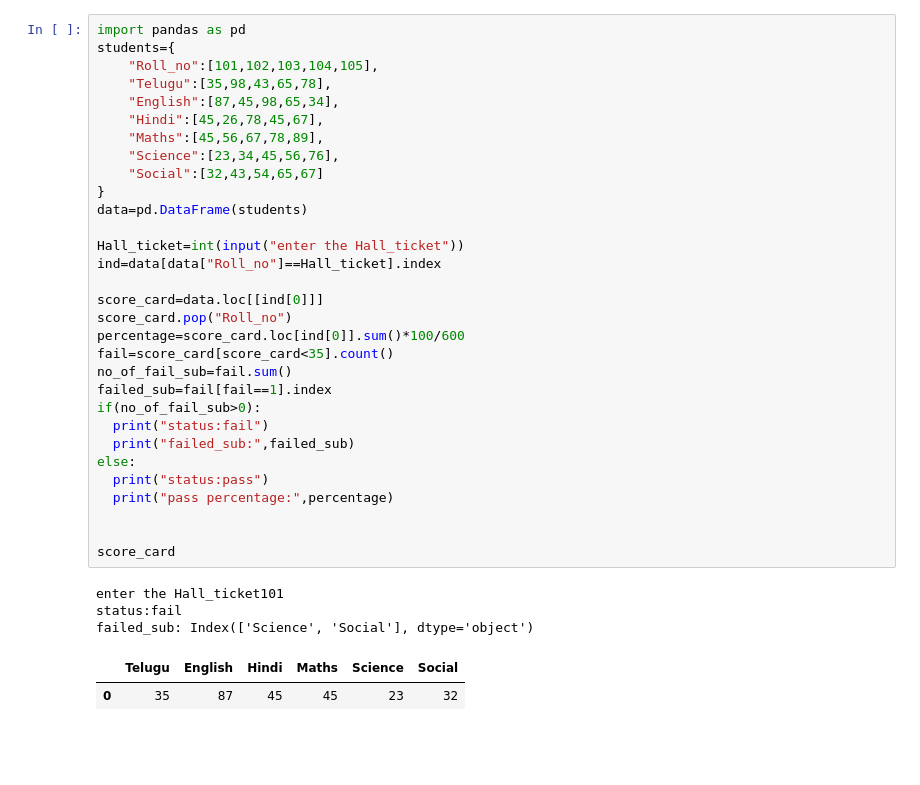
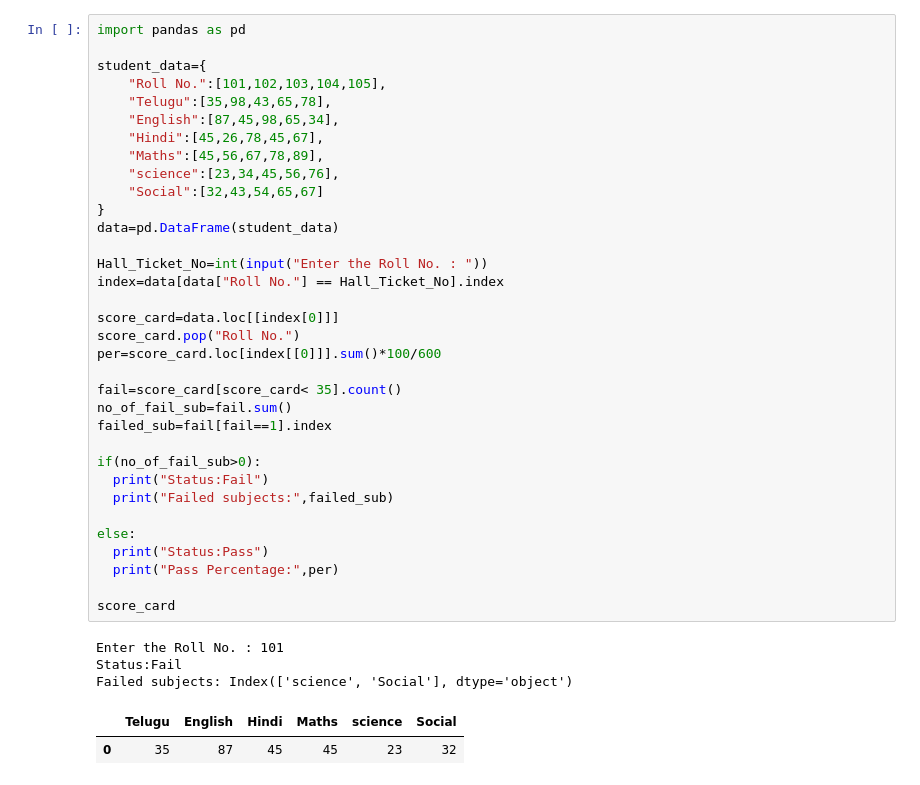
Before and after one commit to LayeeqAhmed/layeeq, a Jupyter notebook: 2205A21053_A11.ipynb, the cells around one changed output. Cells and saved outputs as stored; diff of their text form; blank space fills up the shorter version.

```diff
--- a/2205A21053_A11.ipynb
+++ b/2205A21053_A11.ipynb
@@ -2,38 +2,41 @@
 <a href="https://colab.research.google.com/github/LayeeqAhmed/layeeq/blob/main/2205A21053_A11.ipynb" target="_parent"><img src="https://colab.research.google.com/assets/colab-badge.svg" alt="Open In Colab"/></a>
 # %%
 import pandas as pd
-students={
-    "Roll_no":[101,102,103,104,105],
+
+student_data={
+    "Roll No.":[101,102,103,104,105],
     "Telugu":[35,98,43,65,78],
     "English":[87,45,98,65,34],
     "Hindi":[45,26,78,45,67],
     "Maths":[45,56,67,78,89],
-    "Science":[23,34,45,56,76],
+    "science":[23,34,45,56,76],
     "Social":[32,43,54,65,67]
 }
-data=pd.DataFrame(students)
+data=pd.DataFrame(student_data)
 
-Hall_ticket=int(input("enter the Hall_ticket"))
-ind=data[data["Roll_no"]==Hall_ticket].index
+Hall_Ticket_No=int(input("Enter the Roll No. : "))
+index=data[data["Roll No."] == Hall_Ticket_No].index
 
-score_card=data.loc[[ind[0]]]
-score_card.pop("Roll_no")
-percentage=score_card.loc[ind[0]].sum()*100/600
-fail=score_card[score_card<35].count()
+score_card=data.loc[[index[0]]]
+score_card.pop("Roll No.")
+per=score_card.loc[index[[0]]].sum()*100/600
+
+fail=score_card[score_card< 35].count()
 no_of_fail_sub=fail.sum()
 failed_sub=fail[fail==1].index
+
 if(no_of_fail_sub>0):
-  print("status:fail")
-  print("failed_sub:",failed_sub)
+  print("Status:Fail")
+  print("Failed subjects:",failed_sub)
+
 else:
-  print("status:pass")
-  print("pass percentage:",percentage)
-
+  print("Status:Pass")
+  print("Pass Percentage:",per)
 
 score_card
 # %% [output]
-enter the Hall_ticket101
-status:fail
-failed_sub: Index(['Science', 'Social'], dtype='object')
+Enter the Roll No. : 101
+Status:Fail
+Failed subjects: Index(['science', 'Social'], dtype='object')
-|  | Telugu | English | Hindi | Maths | Science | Social |
+|  | Telugu | English | Hindi | Maths | science | Social |
 | 0 | 35 | 87 | 45 | 45 | 23 | 32 |
```
Also changed, not shown: parts of 4 cells of this notebook.
